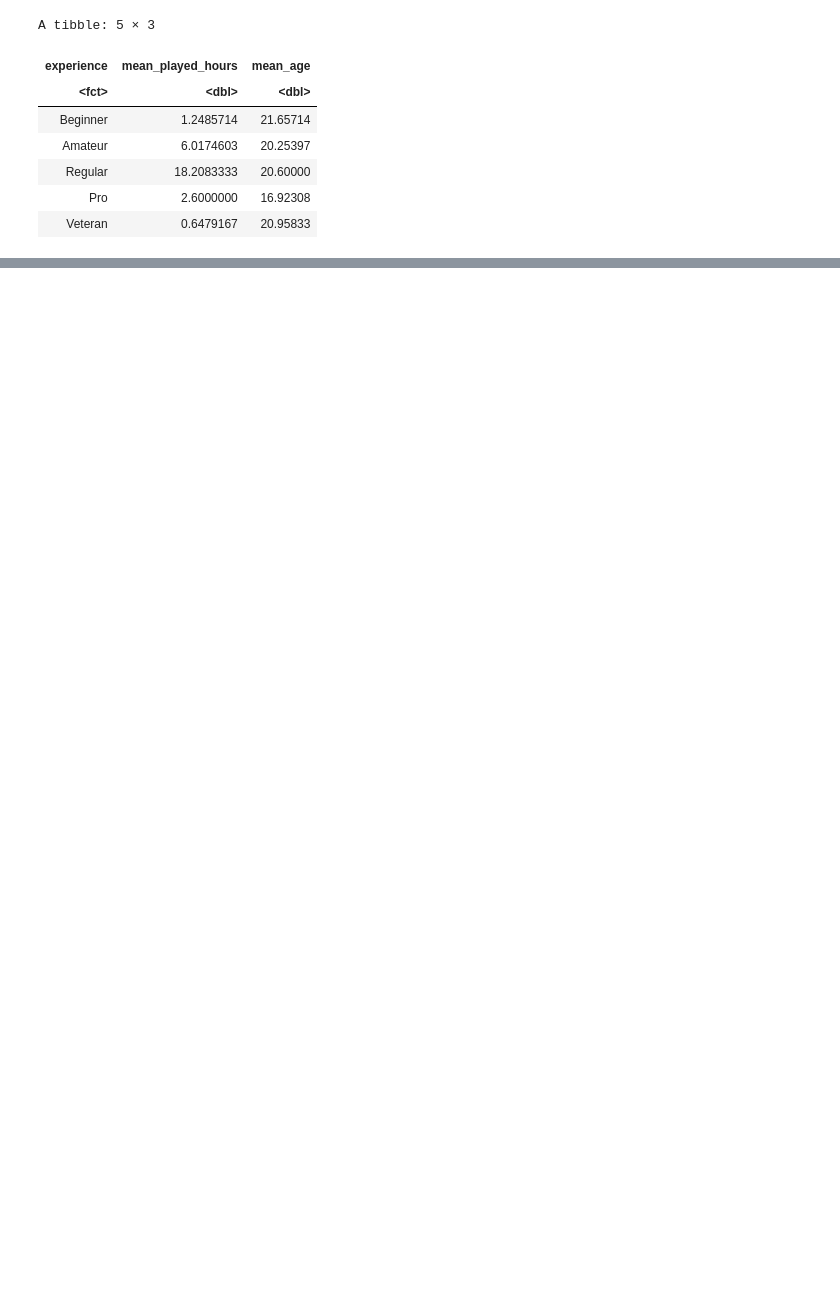
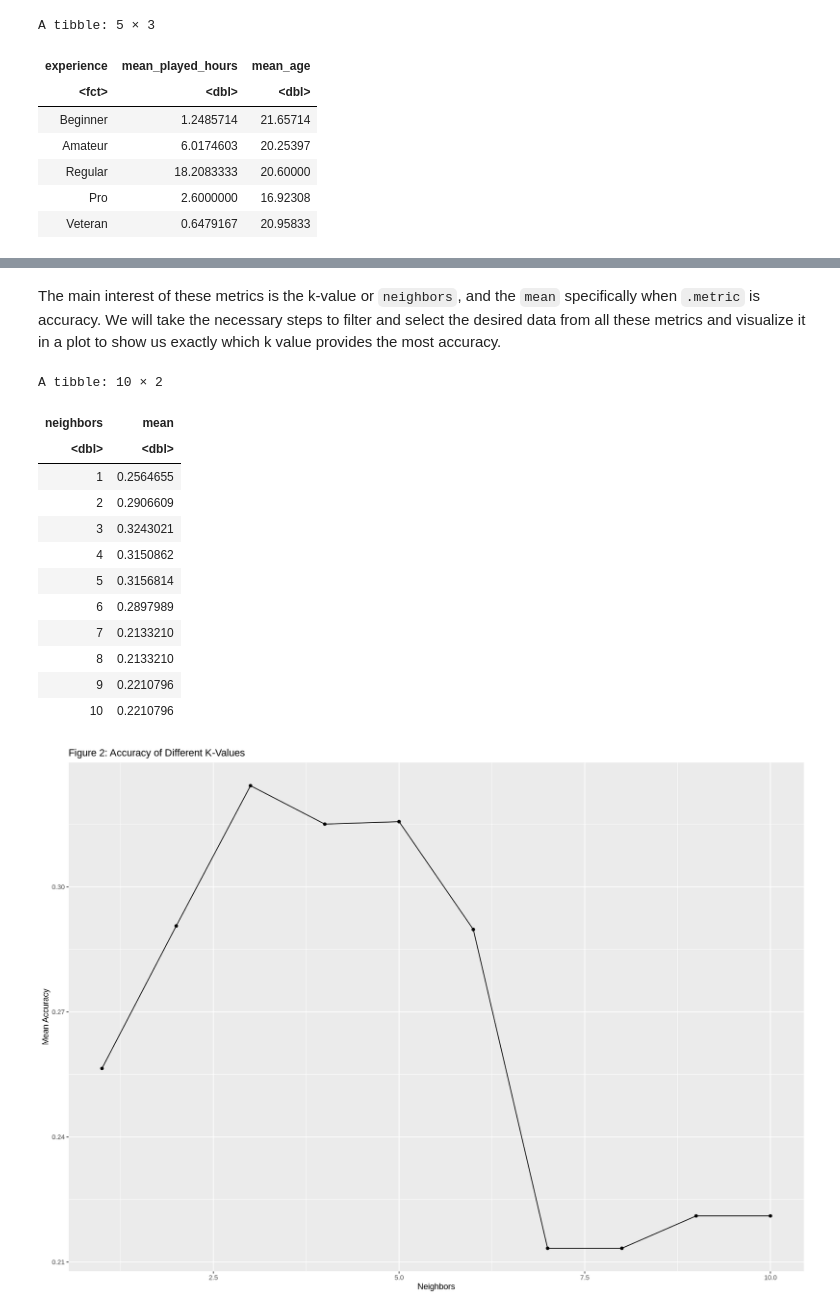
Before and after one commit to rominaa880/DSCI-100-Final-Project, a Jupyter notebook: Final_Project_Report.ipynb, the cells around one changed output, grey strips where cells are left out. Cells and saved outputs as stored; diff of their text form; code cells hidden in the pictures; blank space fills up the shorter version.

```diff
--- a/Final_Project_Report.ipynb
+++ b/Final_Project_Report.ipynb
@@ -140,2 +140,4 @@ To do so, we will be building a classification model, splitting our data into tr
 # %%
-set.seed(2000)
+players_selected <- players |>
+    select(experience, played_hours, Age)
+players_selected
@@ -141,0 +161,4 @@ set.seed(2000)
+# %%
+players_split <- initial_split(players_selected, prop = 0.75, strata = experience)
+players_training <- training(players_split)
+players_testing <- testing(players_split)
@@ -141,0 +167,10 @@ set.seed(2000)
+# %%
+set.seed(2000)
+
+players_recipe <- recipe(experience ~ played_hours + Age, data = players_training) |>
+    step_center(all_predictors()) |>
+    step_scale(all_predictors())
+
+players_tune <- nearest_neighbor(weight_func = "rectangular", neighbors = tune()) |>
+            set_engine("kknn") |>
+            set_mode("classification")
@@ -141,0 +179,11 @@ set.seed(2000)
+# %%
+players_vfold <- vfold_cv(players_training, v = 5, strata = experience)
+
+k_vals <- tibble(neighbors = seq(from = 1, to = 10, by = 1))
+
+knn_best <- workflow() |>
+               add_recipe(players_recipe) |>
+               add_model(players_tune) |>
+               tune_grid(resamples = players_vfold, grid = k_vals) |>
+               collect_metrics()
+knn_best
@@ -141,0 +221,29 @@ set.seed(2000)
+# %% [markdown]
+The main interest of these metrics is the k-value or `neighbors`, and the `mean` specifically when `.metric` is accuracy. We will take the necessary steps to filter and select the desired data from all these metrics and visualize it in a plot to show us exactly which k value provides the most accuracy.
+# %%
+accuracy_metrics <- knn_best |>
+    filter(.metric == "accuracy") |>
+    select(neighbors, mean)
+accuracy_metrics
+
+accuracy_plot <- accuracy_metrics |>
+    ggplot(aes(x = neighbors, y = mean)) +
+    geom_point() +
+    geom_line() +
+    labs(x = "Neighbors", y = "Mean Accuracy", title = "Figure 2: Accuracy of Different K-Values")
+accuracy_plot
+# %% [output]
+A tibble: 10 × 2
+| neighbors | mean |
+| <dbl> | <dbl> |
+| 1 | 0.2564655 |
+| 2 | 0.2906609 |
+| 3 | 0.3243021 |
+| 4 | 0.3150862 |
+| 5 | 0.3156814 |
+| 6 | 0.2897989 |
+| 7 | 0.2133210 |
+| 8 | 0.2133210 |
+| 9 | 0.2210796 |
+| 10 | 0.2210796 |
+[figure, added]
```
Also changed, not shown: parts of 11 cells of this notebook.
